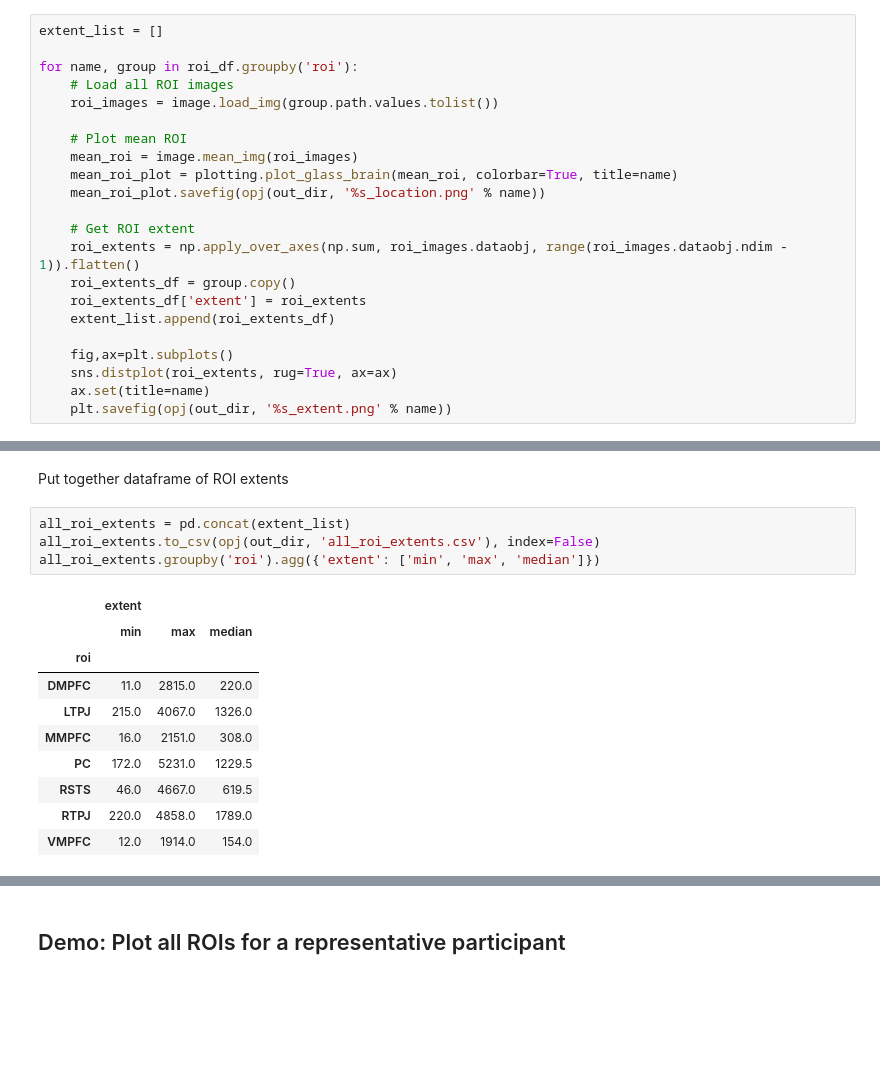
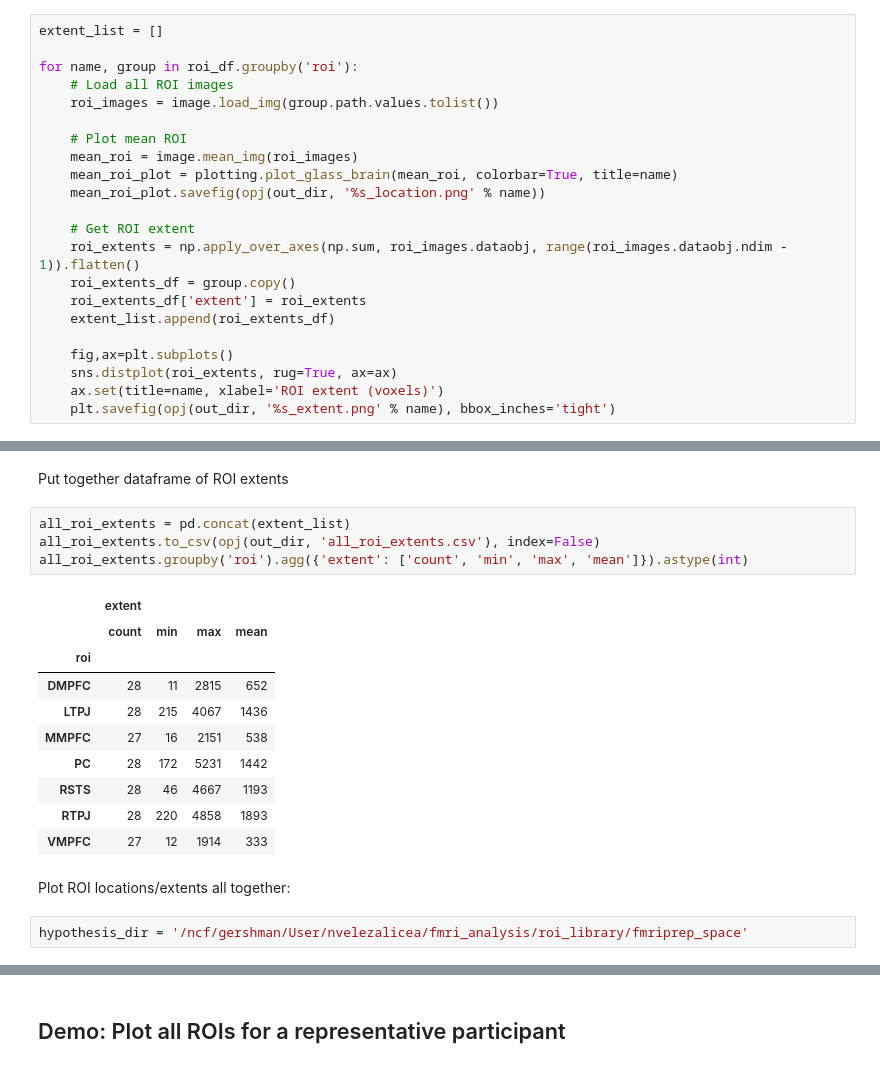
Before and after one commit to nataliavelez/teaching_fmri, a Jupyter notebook: 5_roi/2_check_roi.ipynb, the cells around one changed output, grey strips where cells are left out. Saved outputs shown, nothing was run; the diff lists cells and outputs as text; blank space fills up the shorter version.

```diff
--- a/5_roi/2_check_roi.ipynb
+++ b/5_roi/2_check_roi.ipynb
@@ -115,7 +136,7 @@ for name, group in roi_df.groupby('roi'):
 
     fig,ax=plt.subplots()
     sns.distplot(roi_extents, rug=True, ax=ax)
-    ax.set(title=name)
-    plt.savefig(opj(out_dir, '%s_extent.png' % name))
+    ax.set(title=name, xlabel='ROI extent (voxels)')
+    plt.savefig(opj(out_dir, '%s_extent.png' % name), bbox_inches='tight')
 # %% [output]
 [figure]
@@ -137,15 +158,19 @@ Put together dataframe of ROI extents
 # %%
 all_roi_extents = pd.concat(extent_list)
 all_roi_extents.to_csv(opj(out_dir, 'all_roi_extents.csv'), index=False)
-all_roi_extents.groupby('roi').agg({'extent': ['min', 'max', 'median']})
+all_roi_extents.groupby('roi').agg({'extent': ['count', 'min', 'max', 'mean']}).astype(int)
 # %% [output]
-|  | extent |  |  |
-|  | min | max | median |
-| roi |  |  |  |
-| DMPFC | 11.0 | 2815.0 | 220.0 |
-| LTPJ | 215.0 | 4067.0 | 1326.0 |
-| MMPFC | 16.0 | 2151.0 | 308.0 |
-| PC | 172.0 | 5231.0 | 1229.5 |
-| RSTS | 46.0 | 4667.0 | 619.5 |
-| RTPJ | 220.0 | 4858.0 | 1789.0 |
-| VMPFC | 12.0 | 1914.0 | 154.0 |
+|  | extent |  |  |  |
+|  | count | min | max | mean |
+| roi |  |  |  |  |
+| DMPFC | 28 | 11 | 2815 | 652 |
+| LTPJ | 28 | 215 | 4067 | 1436 |
+| MMPFC | 27 | 16 | 2151 | 538 |
+| PC | 28 | 172 | 5231 | 1442 |
+| RSTS | 28 | 46 | 4667 | 1193 |
+| RTPJ | 28 | 220 | 4858 | 1893 |
+| VMPFC | 27 | 12 | 1914 | 333 |
+# %% [markdown]
+Plot ROI locations/extents all together:
+# %%
+hypothesis_dir = '/ncf/gershman/User/nvelezalicea/fmri_analysis/roi_library/fmriprep_space'
```
Also changed, not shown: parts of 18 cells of this notebook, 49 other files.
